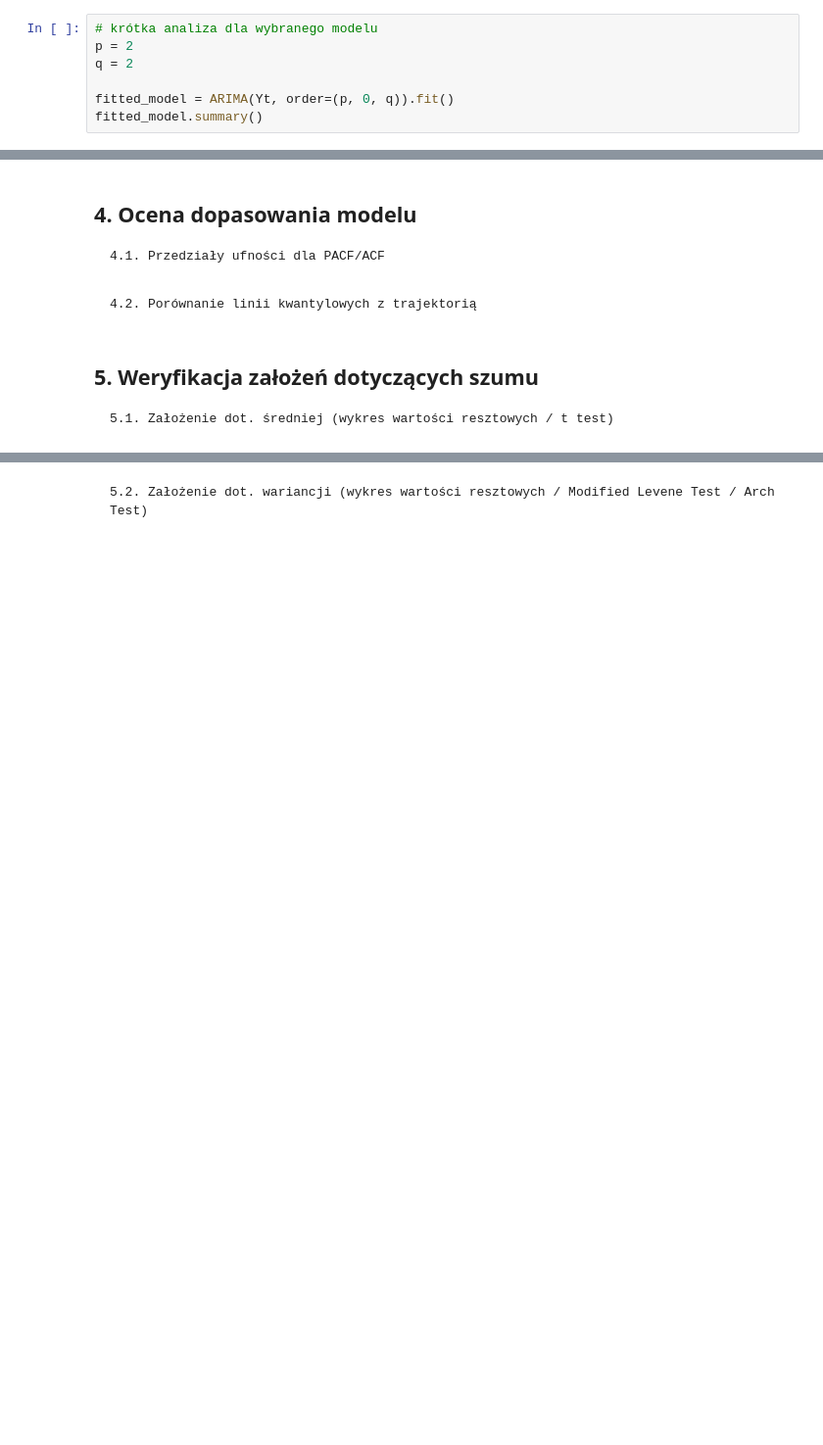
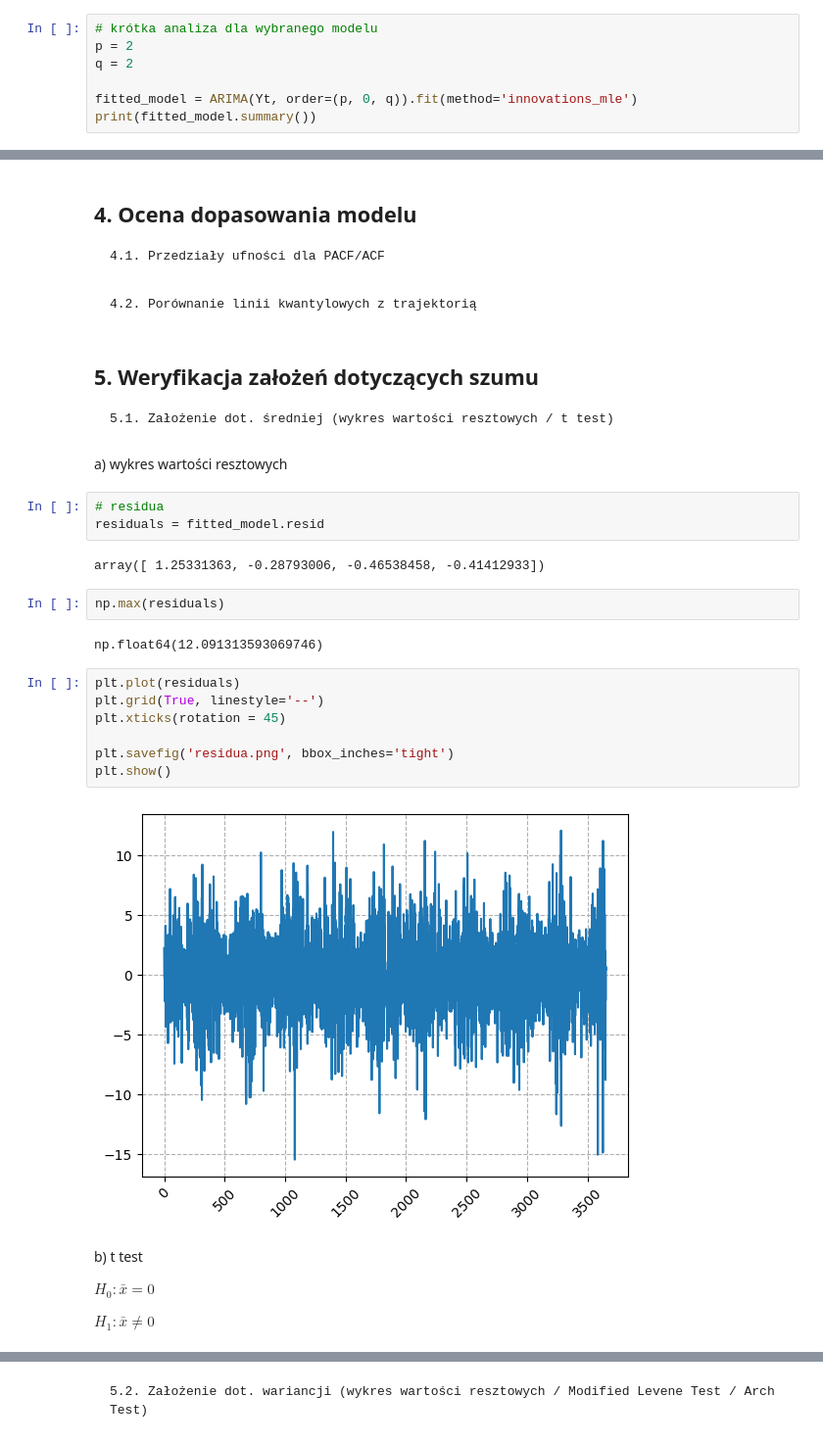
Before and after one commit to MagdalenaSudol/Model_ARMA, a Jupyter notebook: raport_boston.ipynb, the cells around one changed output, grey strips where cells are left out. Shown at 98% size. Saved outputs shown, nothing was run; the diff lists cells and outputs as text; blank space fills up the shorter version.

```diff
--- a/raport_boston.ipynb
+++ b/raport_boston.ipynb
@@ -416,6 +421,6 @@ df.sort_values(by='HQIC').head()
 p = 2
 q = 2
 
-fitted_model = ARIMA(Yt, order=(p, 0, q)).fit()
-fitted_model.summary()
+fitted_model = ARIMA(Yt, order=(p, 0, q)).fit(method='innovations_mle')
+print(fitted_model.summary())
 # %% [output]
@@ -468,3 +469,29 @@ Współczynnik phi_1 =  0.7559664120339143 , współczynnik phi_2 =  -0.21043588
 ## 5. Weryfikacja założeń dotyczących szumu
 
     5.1. Założenie dot. średniej (wykres wartości resztowych / t test)
+# %% [markdown]
+a) wykres wartości resztowych
+# %%
+# residua
+residuals = fitted_model.resid
+# %% [output]
+array([ 1.25331363, -0.28793006, -0.46538458, -0.41412933])
+# %%
+np.max(residuals)
+# %% [output]
+np.float64(12.091313593069746)
+# %%
+plt.plot(residuals)
+plt.grid(True, linestyle='--')
+plt.xticks(rotation = 45)
+
+plt.savefig('residua.png', bbox_inches='tight')
+plt.show()
+# %% [output]
+[figure, added]
+# %% [markdown]
+b) t test
+
+$H_0: \bar{x} = 0$
+
+$H_1: \bar{x} \neq 0$
```
Also changed, not shown: parts of 36 cells of this notebook.
